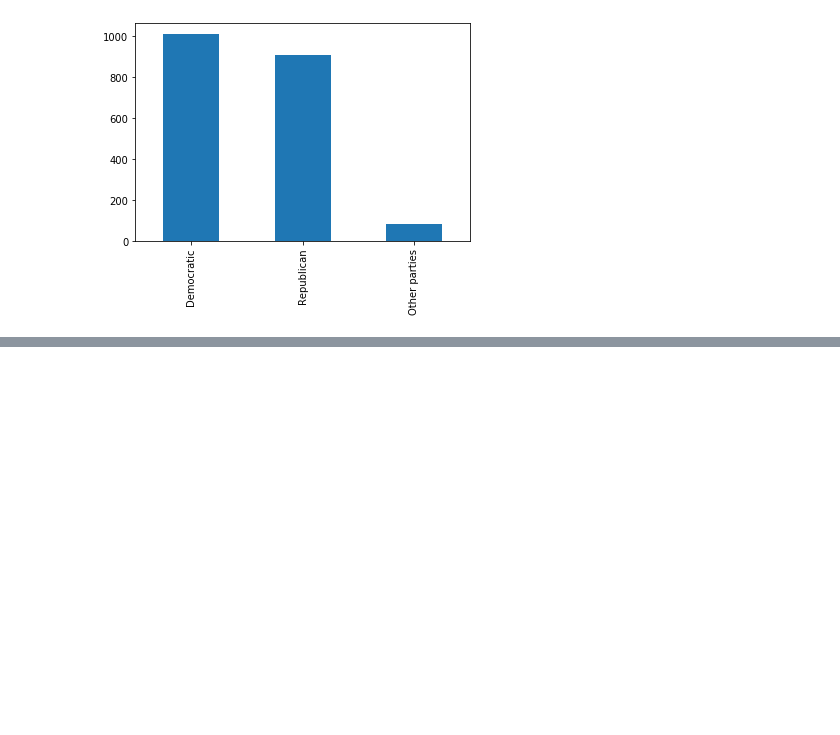
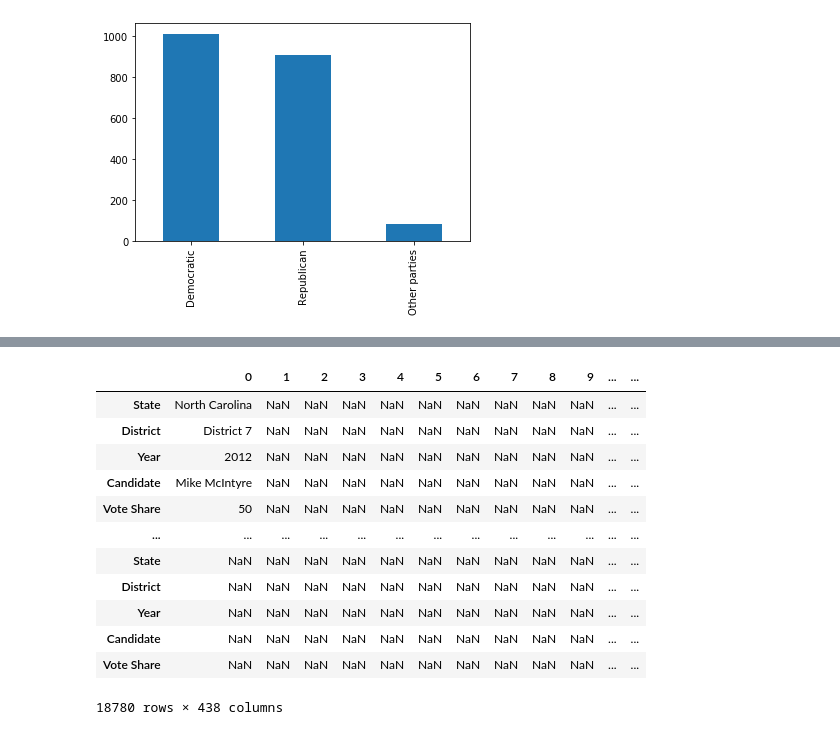
Before and after one commit to wmceachen/tweetVotes, a Jupyter notebook: cleaning.ipynb, the cells around one changed output, grey strips where cells are left out. Saved outputs shown, nothing was run; the diff lists cells and outputs as text; code cells hidden in the pictures; blank space fills up the shorter version.

Commit message:
data cleaning woo

```diff
--- a/cleaning.ipynb
+++ b/cleaning.ipynb
@@ -60,0 +72,10 @@ Power_divergenceResult(statistic=4449.82693753118, pvalue=0.0)
+# %%
+def get_district(race_row):
+    region_info = race_row['District'].split(",")
+    state, district = region_info[0].split('\'')[0], "".join(region_info[1:])
+for year in range(2012, 2020, 2):
+    senate_df = pd.read_csv(f'elections/{year}/{year}_senate.csv')
+    house_df = pd.read_csv(f'elections/{year}/{year}_house.csv')
+    if year == 2012:
+        house_df.rename(columns={"State":"District"}, inplace=True)
+    house_df.apply(get_district, axis=1)
@@ -60,0 +194,4 @@ Power_divergenceResult(statistic=4449.82693753118, pvalue=0.0)
+# %%
+elections = pd.concat([eval(f'elections{year}')for year in range(12, 20, 2)])
+elections['Margin of Victory'] = elections['Margin of Victory'].str.strip('%').astype(float)
+elections
@@ -60,0 +212,26 @@ Power_divergenceResult(statistic=4449.82693753118, pvalue=0.0)
+# %%
+def candidate_gen(dist_row):
+    region_dict = dist_row[['State', 'District', 'Year']]
+    winner_dict, loser_dict = region_dict.copy(), region_dict.copy()
+    winner_dict['Candidate'], loser_dict['Candidate'] = dist_row['Winner'], dist_row['Top Opponent']
+    margin = dist_row['Margin of Victory']
+    winner_dict['Vote Share'], loser_dict['Vote Share'] = round((margin+100)/2), round(100-(margin+100)/2)
+    winner, loser = pd.DataFrame(winner_dict), pd.DataFrame(loser_dict)
+
+    return pd.concat([winner, loser])
+    # winner = pd.DataFrame({State, District,Year})
+elections.apply(candidate_gen, axis=1).tolist()
+# %% [output]
+|  | 0 | 1 | 2 | 3 | 4 | 5 | 6 | 7 | 8 | 9 | ... | ... |
+| State | North Carolina | NaN | NaN | NaN | NaN | NaN | NaN | NaN | NaN | NaN | ... | ... |
+| District | District 7 | NaN | NaN | NaN | NaN | NaN | NaN | NaN | NaN | NaN | ... | ... |
+| Year | 2012 | NaN | NaN | NaN | NaN | NaN | NaN | NaN | NaN | NaN | ... | ... |
+| Candidate | Mike McIntyre | NaN | NaN | NaN | NaN | NaN | NaN | NaN | NaN | NaN | ... | ... |
+| Vote Share | 50 | NaN | NaN | NaN | NaN | NaN | NaN | NaN | NaN | NaN | ... | ... |
+| ... | ... | ... | ... | ... | ... | ... | ... | ... | ... | ... | ... | ... |
+| State | NaN | NaN | NaN | NaN | NaN | NaN | NaN | NaN | NaN | NaN | ... | ... |
+| District | NaN | NaN | NaN | NaN | NaN | NaN | NaN | NaN | NaN | NaN | ... | ... |
+| Year | NaN | NaN | NaN | NaN | NaN | NaN | NaN | NaN | NaN | NaN | ... | ... |
+| Candidate | NaN | NaN | NaN | NaN | NaN | NaN | NaN | NaN | NaN | NaN | ... | ... |
+| Vote Share | NaN | NaN | NaN | NaN | NaN | NaN | NaN | NaN | NaN | NaN | ... | ... |
+18780 rows × 438 columns
```
Also changed, not shown: parts of 8 cells of this notebook.
